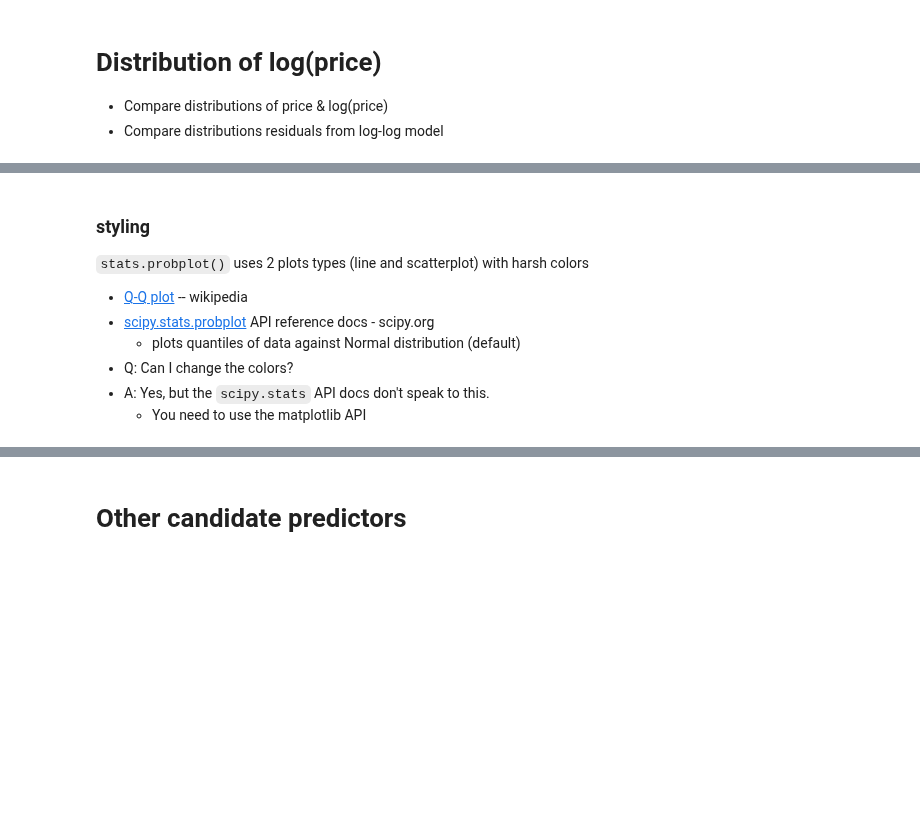
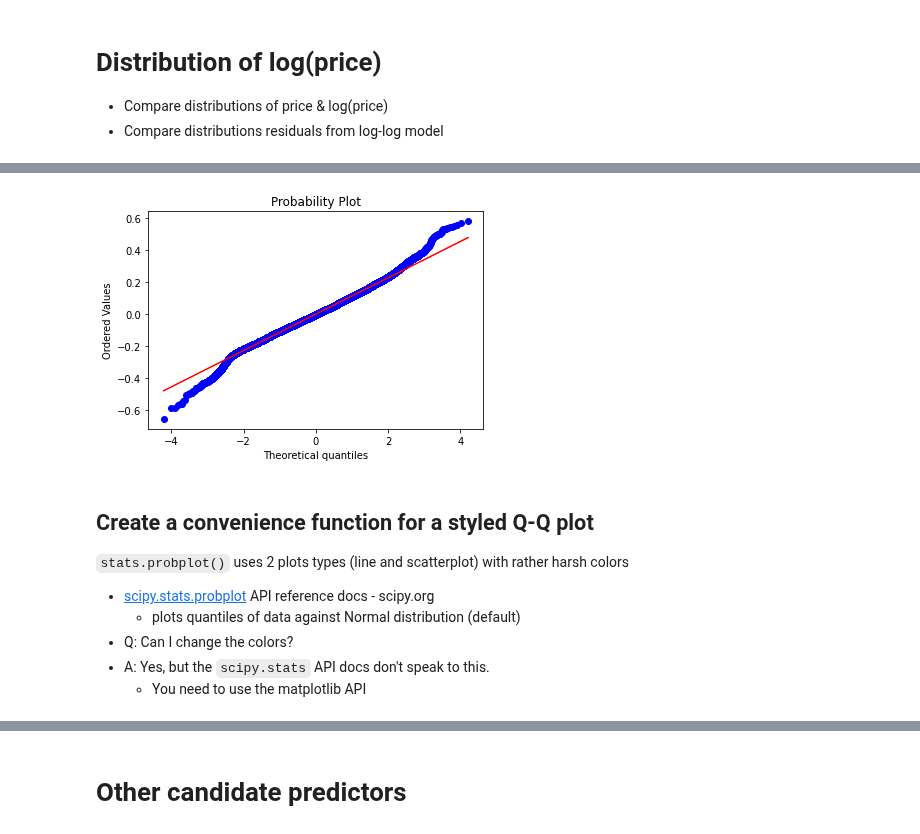
Before and after one commit to mguner/summer-2022, a Jupyter notebook: 08c-diamonds.ipynb, the cells around one changed output, grey strips where cells are left out. Drawn from its saved outputs; the diff is of its cells as text; code cells hidden in the pictures; blank space fills up the shorter version.

```diff
--- a/08c-diamonds.ipynb
+++ b/08c-diamonds.ipynb
@@ -376,9 +462,14 @@ from scipy import stats
+# %%
+# Q-Q plot using scipy.stats with default styles
+from scipy import stats
+stats.probplot(residuals, plot=plt);
+# %% [output]
+[figure, added]
 # %% [markdown]
-### styling
+## Create a convenience function for a styled Q-Q plot
 
-`stats.probplot()` uses 2 plots types (line and scatterplot) with harsh colors
+`stats.probplot()` uses 2 plots types (line and scatterplot) with rather harsh colors
 
-* [Q-Q plot](https://en.wikipedia.org/wiki/Q%E2%80%93Q_plot) -- wikipedia
 * [scipy.stats.probplot](https://docs.scipy.org/doc/scipy/reference/generated/scipy.stats.probplot.html) API reference docs - scipy.org
     * plots quantiles of data against Normal distribution (default)
 * Q: Can I change the colors?
```
Also changed, not shown: parts of 53 cells of this notebook.
